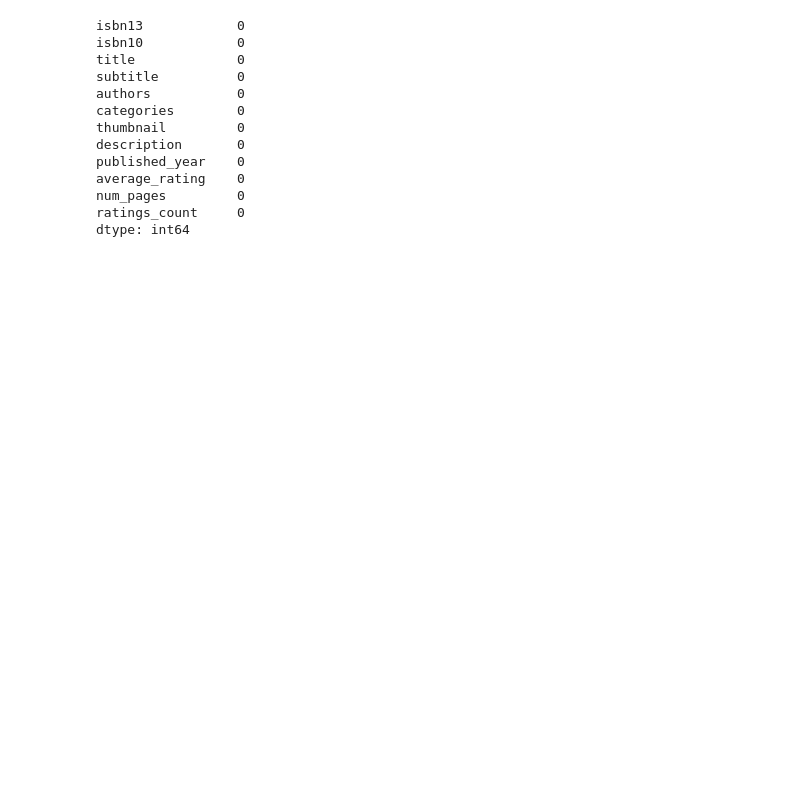
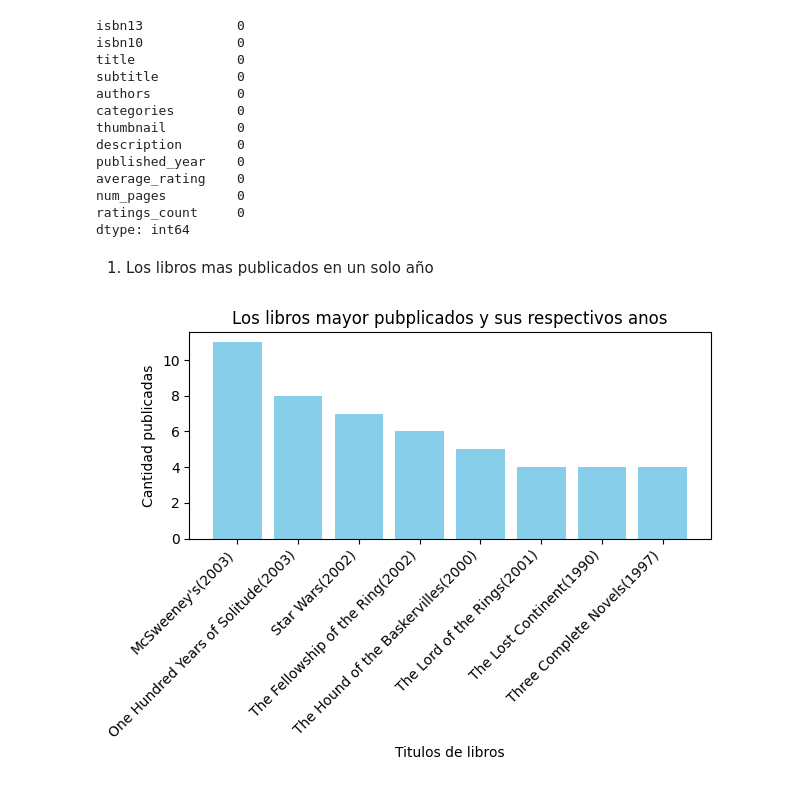
Before and after one commit to zeusqph/Libros-Recomendados, a Jupyter notebook: informe.ipynb, the cells around one changed output. Saved outputs shown, nothing was run; the diff lists cells and outputs as text; code cells hidden in the pictures; blank space fills up the shorter version.

```diff
--- a/informe.ipynb
+++ b/informe.ipynb
@@ -90,14 +84,6 @@ df.fillna(value=medianas,inplace=True)
 columnas_a_convertir=['published_year','num_pages','ratings_count']
 
 df[columnas_a_convertir] = df[columnas_a_convertir].astype(int)
-# %%
-df['isbn10'] = df['isbn10'].str.replace(r'\D','',regex=True)
-
-df['isbn10'] = pd.to_numeric(df['isbn10'],errors='coerce')
-
-df['isbn10'] = df['isbn10'].fillna(0)
-
-df['isbn10'] = df['isbn10'].astype(int)
 # %%
 df['subtitle']=df['subtitle'].fillna('No subtitle')
 df['authors']=df['authors'].fillna('Unknown authors')
@@ -151,3 +137,28 @@ average_rating    0
 num_pages         0
 ratings_count     0
 dtype: int64
+# %% [markdown]
+1. Los libros mas publicados en un solo año
+# %%
+top_books = df['title'].value_counts().nlargest(8)
+
+filter_df= df[df['title'].isin(top_books.index) ]
+
+filter_df=filter_df.groupby('title')['published_year'].first().reset_index()
+
+filter_df['count']=top_books.values
+
+filter_df['title_year'] = filter_df['title']+'(' + filter_df['published_year'].astype(str)+')'
+
+plt.bar(filter_df['title_year'],filter_df['count'],color='skyblue')
+
+plt.title('Los libros mayor pubplicados y sus respectivos anos')
+plt.xlabel('Titulos de libros')
+plt.ylabel('Cantidad publicadas')
+
+plt.xticks(rotation=45,ha='right')
+plt.tight_layout()
+
+plt.show()
+# %% [output]
+[figure, added]
```
Also changed, not shown: parts of 5 cells of this notebook.
